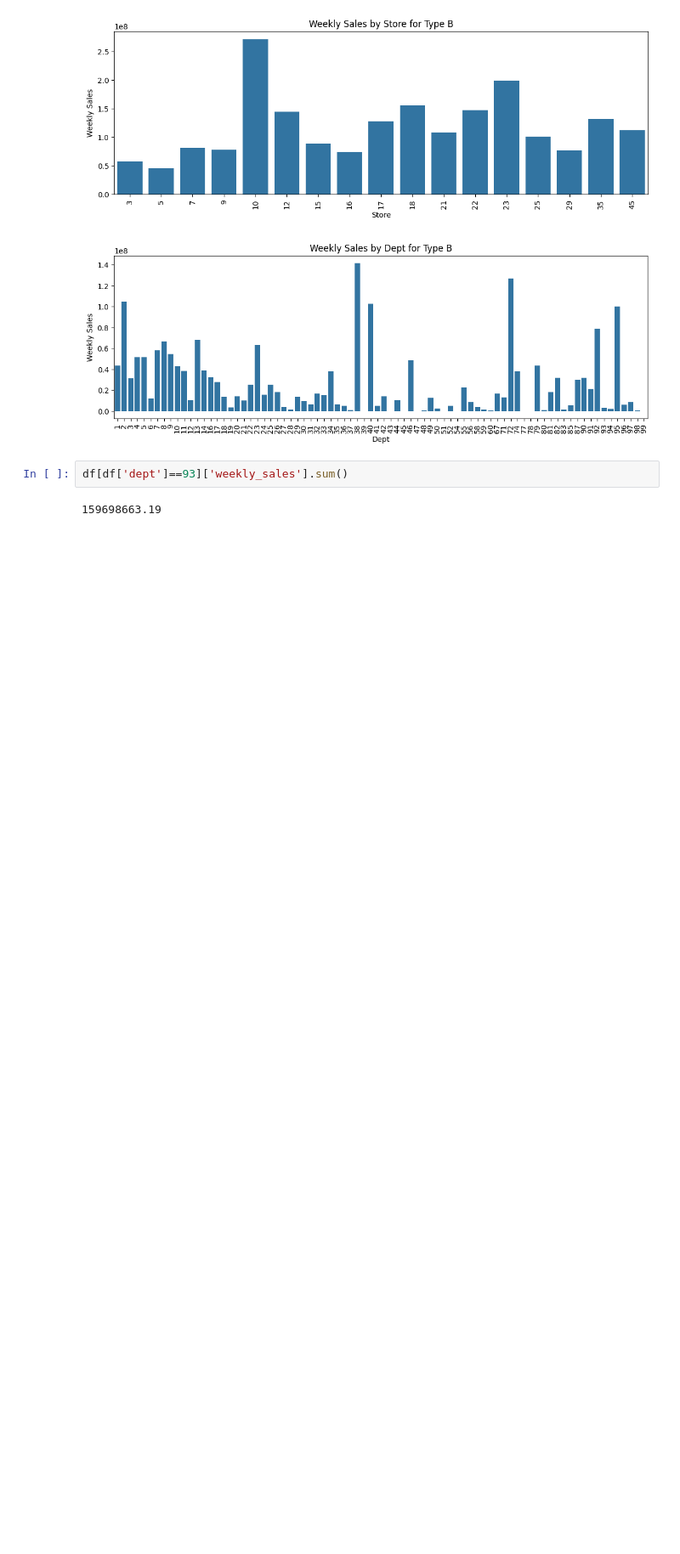
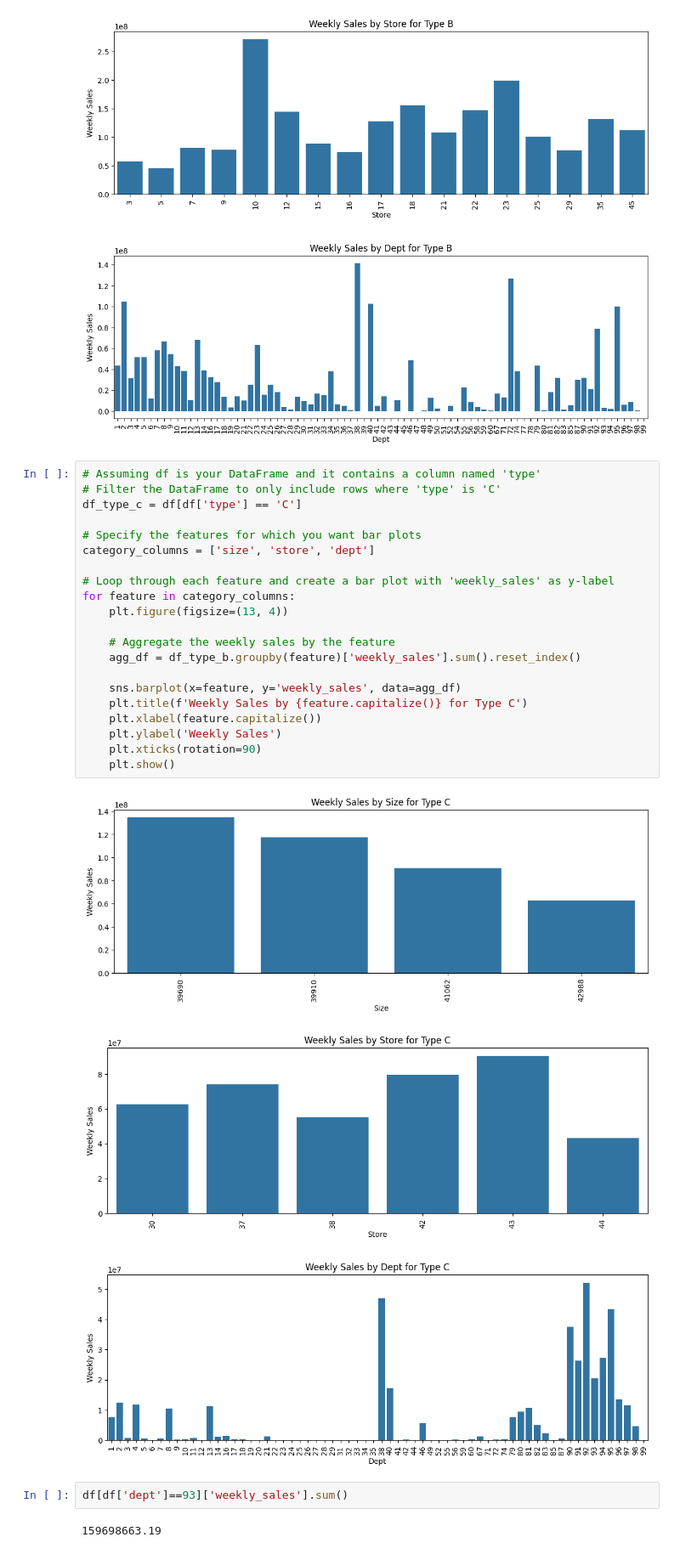
Before and after one commit to Lavan1999/Project-9_SalesForecast, a Jupyter notebook: Final_Project_Sales_Forecast.ipynb, the cells around one changed output. Shown at 85% size. Saved outputs shown, nothing was run; the diff lists cells and outputs as text; blank space fills up the shorter version.

```diff
--- a/Final_Project_Sales_Forecast.ipynb
+++ b/Final_Project_Sales_Forecast.ipynb
@@ -611,6 +582,31 @@ for feature in category_columns:
 [figure]
 [figure]
 [figure]
+# %%
+# Assuming df is your DataFrame and it contains a column named 'type'
+# Filter the DataFrame to only include rows where 'type' is 'C'
+df_type_c = df[df['type'] == 'C']
+
+# Specify the features for which you want bar plots
+category_columns = ['size', 'store', 'dept']
+
+# Loop through each feature and create a bar plot with 'weekly_sales' as y-label
+for feature in category_columns:
+    plt.figure(figsize=(13, 4))
+
+    # Aggregate the weekly sales by the feature
+    agg_df = df_type_b.groupby(feature)['weekly_sales'].sum().reset_index()
+
+    sns.barplot(x=feature, y='weekly_sales', data=agg_df)
+    plt.title(f'Weekly Sales by {feature.capitalize()} for Type C')
+    plt.xlabel(feature.capitalize())
+    plt.ylabel('Weekly Sales')
+    plt.xticks(rotation=90)
+    plt.show()
+# %% [output]
+[figure, added]
+[figure, added]
+[figure, added]
 # %%
 df[df['dept']==93]['weekly_sales'].sum()
 # %% [output]
```
Also changed, not shown: parts of 89 cells of this notebook.
